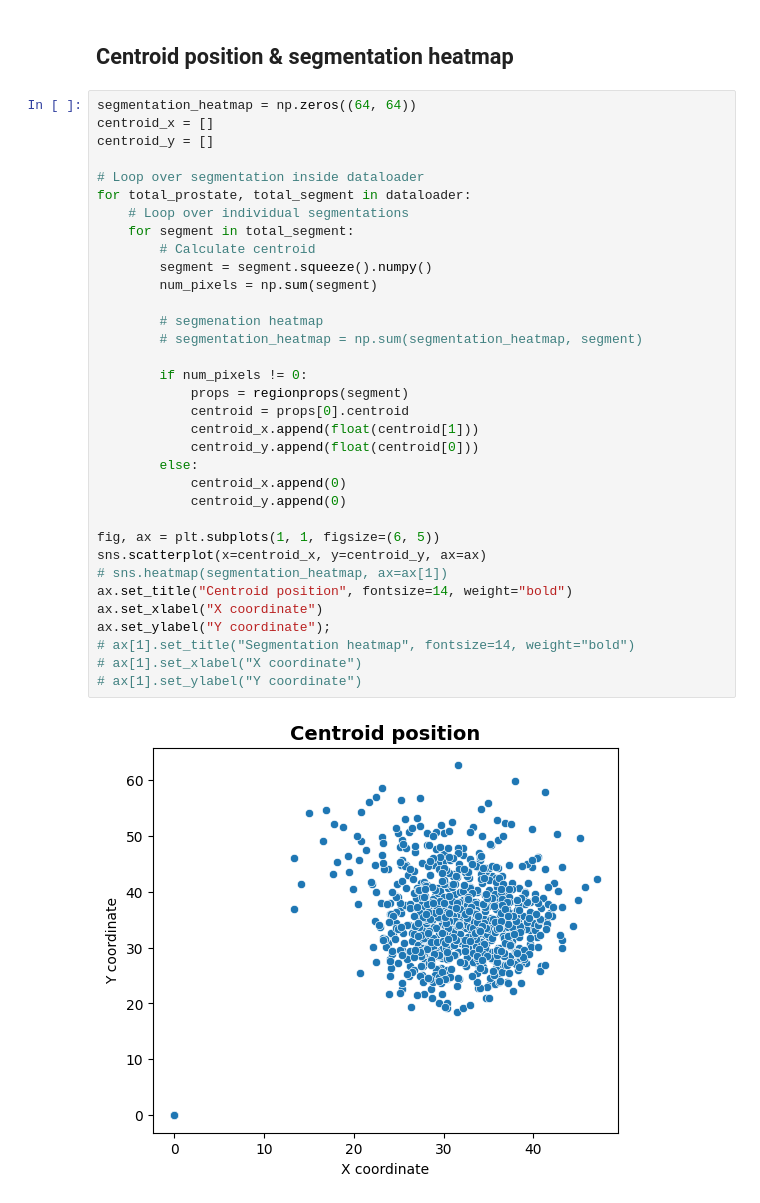
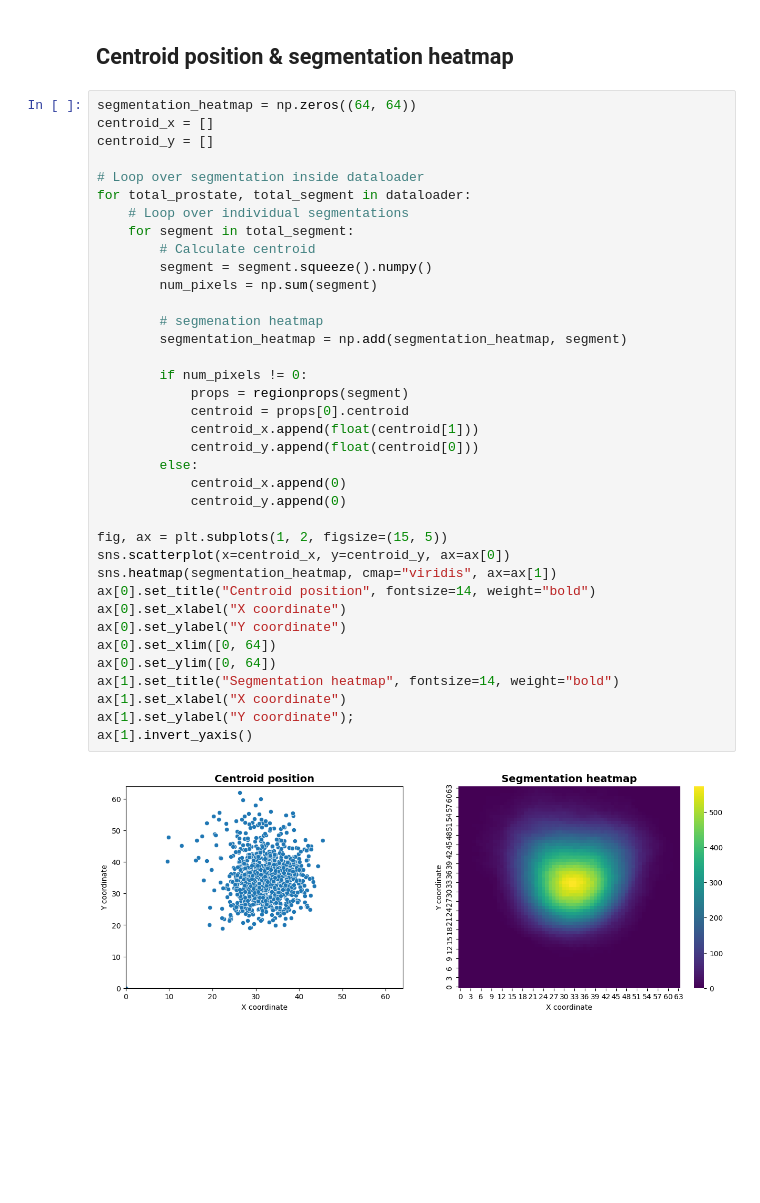
Before and after one commit to MartvStraten/8DM20-Capita-Selecta, a Jupyter notebook: MachineLearning/code/visualize_data.ipynb, the cells around one changed output. Cells and saved outputs as stored; diff of their text form; blank space fills up the shorter version.

Commit message:
Update segment visualization

```diff
--- a/MachineLearning/code/visualize_data.ipynb
+++ b/MachineLearning/code/visualize_data.ipynb
@@ -73,36 +73,39 @@ Text(0.5, 0, 'Perimeter^2-to-area ratio')
 # %%
 segmentation_heatmap = np.zeros((64, 64))
 centroid_x = []
 centroid_y = []
 
 # Loop over segmentation inside dataloader
 for total_prostate, total_segment in dataloader:
     # Loop over individual segmentations
     for segment in total_segment:
         # Calculate centroid
         segment = segment.squeeze().numpy()
         num_pixels = np.sum(segment)
 
         # segmenation heatmap
-        # segmentation_heatmap = np.sum(segmentation_heatmap, segment)
+        segmentation_heatmap = np.add(segmentation_heatmap, segment)
 
         if num_pixels != 0:
             props = regionprops(segment)
             centroid = props[0].centroid
             centroid_x.append(float(centroid[1]))
             centroid_y.append(float(centroid[0]))
         else:
             centroid_x.append(0)
             centroid_y.append(0)
 
-fig, ax = plt.subplots(1, 1, figsize=(6, 5))
-sns.scatterplot(x=centroid_x, y=centroid_y, ax=ax)
-# sns.heatmap(segmentation_heatmap, ax=ax[1])
-ax.set_title("Centroid position", fontsize=14, weight="bold")
-ax.set_xlabel("X coordinate")
-ax.set_ylabel("Y coordinate");
-# ax[1].set_title("Segmentation heatmap", fontsize=14, weight="bold")
-# ax[1].set_xlabel("X coordinate")
-# ax[1].set_ylabel("Y coordinate")
+fig, ax = plt.subplots(1, 2, figsize=(15, 5))
+sns.scatterplot(x=centroid_x, y=centroid_y, ax=ax[0])
+sns.heatmap(segmentation_heatmap, cmap="viridis", ax=ax[1])
+ax[0].set_title("Centroid position", fontsize=14, weight="bold")
+ax[0].set_xlabel("X coordinate")
+ax[0].set_ylabel("Y coordinate")
+ax[0].set_xlim([0, 64])
+ax[0].set_ylim([0, 64])
+ax[1].set_title("Segmentation heatmap", fontsize=14, weight="bold")
+ax[1].set_xlabel("X coordinate")
+ax[1].set_ylabel("Y coordinate");
+ax[1].invert_yaxis()
 # %% [output]
-[figure, old version]
+[figure, new version]
```
